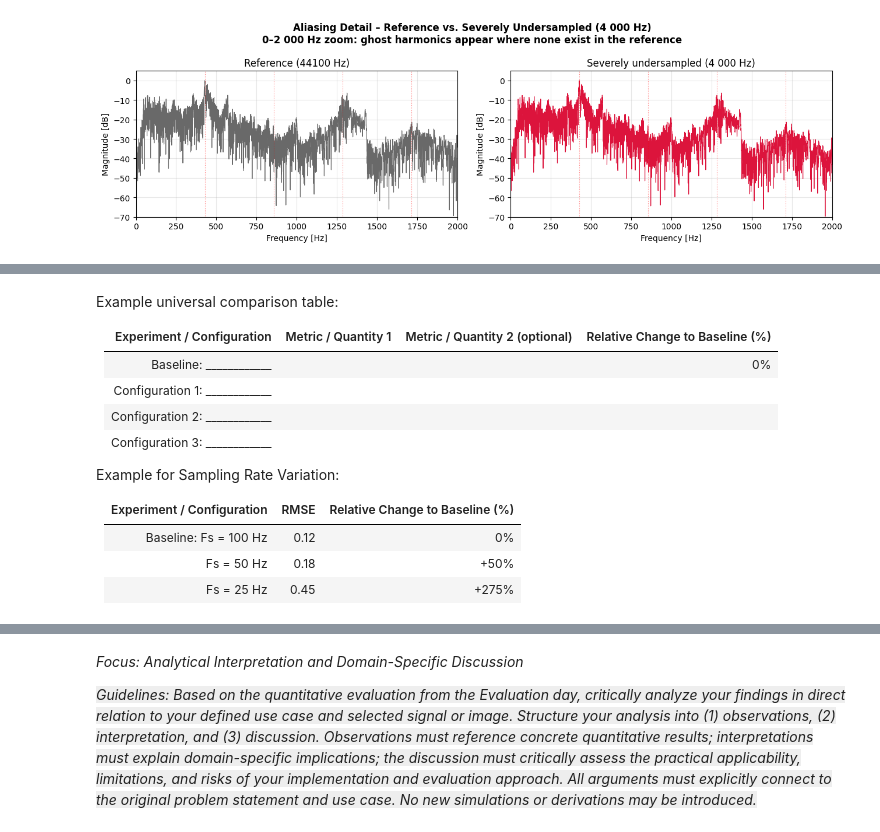
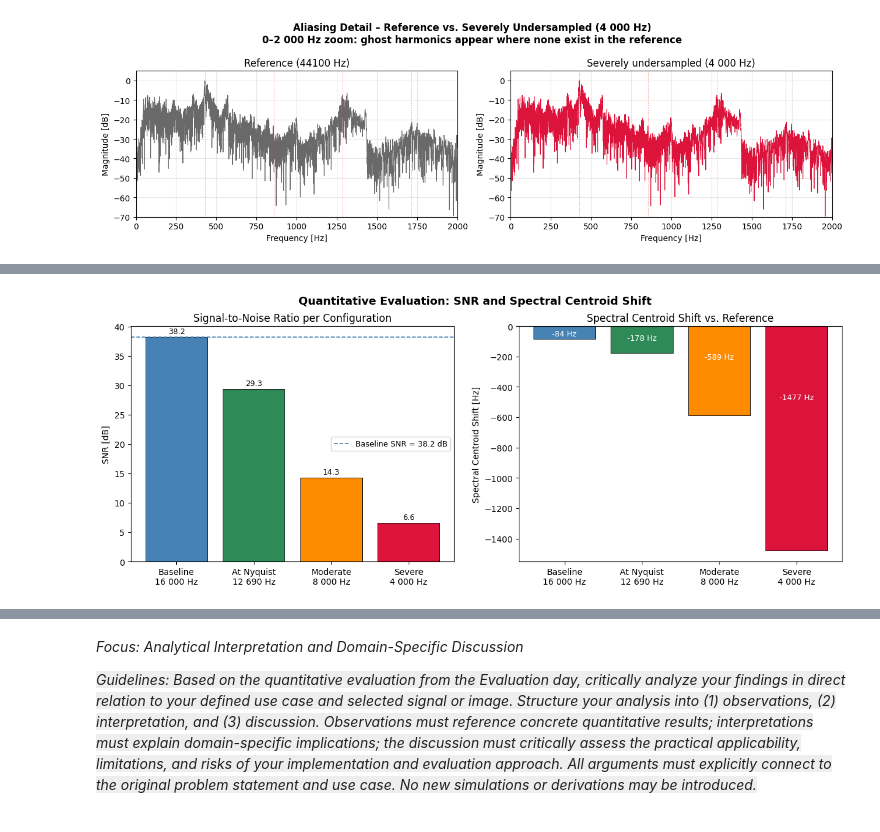
Before and after one commit to Sandra-Senn/gbsv_mc, a Jupyter notebook: mc1/gbsv_mc1_sampling_theorem_sandra_senn.ipynb, the cells around one changed output, grey strips where cells are left out. Saved outputs shown, nothing was run; the diff lists cells and outputs as text; code cells hidden in the pictures.

```diff
--- a/mc1/gbsv_mc1_sampling_theorem_sandra_senn.ipynb
+++ b/mc1/gbsv_mc1_sampling_theorem_sandra_senn.ipynb
@@ -393,21 +451,33 @@ Relative performance change was computed with respect to the baseline configurat
 # %%
-## Placeholder for code-based analysis, quantitative result reporting, and structured comparison using tables and/or graphics.
+# Figure 1: SNR bar chart
+labels_short = ['Baseline\n16 000 Hz', 'At Nyquist\n12 690 Hz',
+                'Moderate\n8 000 Hz',  'Severe\n4 000 Hz']
+snr_vals  = [r['snr']     for r in rows]
+sc_vals   = [r['sc_diff'] for r in rows]
+colors    = ['steelblue', 'seagreen', 'darkorange', 'crimson']
+
+fig, axes = plt.subplots(1, 2, figsize=(15, 5))
+fig.suptitle('Quantitative Evaluation: SNR and Spectral Centroid Shift',
+             fontsize=13, fontweight='bold')
+
+
+bars = axes[0].bar(labels_short, snr_vals, color=colors, edgecolor='black', linewidth=0.6)
+axes[0].axhline(y=baseline_snr, color='steelblue', linestyle='--', linewidth=1.2,
+                label=f'Baseline SNR = {baseline_snr:.1f} dB')
+axes[0].set_ylabel('SNR [dB]')
+axes[0].set_title('Signal-to-Noise Ratio per Configuration')
+axes[0].legend(fontsize=9)
+for bar, val in zip(bars, snr_vals):
+    axes[0].text(bar.get_x() + bar.get_width()/2, bar.get_height() + 0.3,
+                 f'{val:.1f}', ha='center', va='bottom', fontsize=9)
+
+bars2 = axes[1].bar(labels_short, sc_vals, color=colors, edgecolor='black', linewidth=0.6)
+axes[1].axhline(y=0, color='black', linestyle='-', linewidth=0.8)
+axes[1].set_ylabel('Spectral Centroid Shift [Hz]')
+axes[1].set_title('Spectral Centroid Shift vs. Reference')
+for bar, val in zip(bars2, sc_vals):
+    axes[1].text(bar.get_x() + bar.get_width()/2, bar.get_height() * 0.3,
+                 f'{val:.0f} Hz', ha='center', va='top', fontsize=9, color='white')
+plt.show();
+# %% [output]
+[figure, added]
-# %% [markdown]
-Example universal comparison table:
-
-| Experiment / Configuration        | Metric / Quantity 1 | Metric / Quantity 2 (optional) | Relative Change to Baseline (%) |
-|:----------------------------------|:--------------------|:--------------------------------|:--------------------------------|
-| Baseline: ____________            |                     |                                  | 0%                               |
-| Configuration 1: ____________     |                     |                                  |                                  |
-| Configuration 2: ____________     |                     |                                  |                                  |
-| Configuration 3: ____________     |                     |                                  |                                  |
-
-
-Example for Sampling Rate Variation:
-
-
-| Experiment / Configuration | RMSE | Relative Change to Baseline (%) |
-|:----------------------------|:-----|:--------------------------------|
-| Baseline: Fs = 100 Hz      | 0.12 | 0%                               |
-| Fs = 50 Hz                 | 0.18 | +50%                             |
-| Fs = 25 Hz                 | 0.45 | +275%                            |
```
Also changed, not shown: parts of 14 cells of this notebook, 2 other files.
